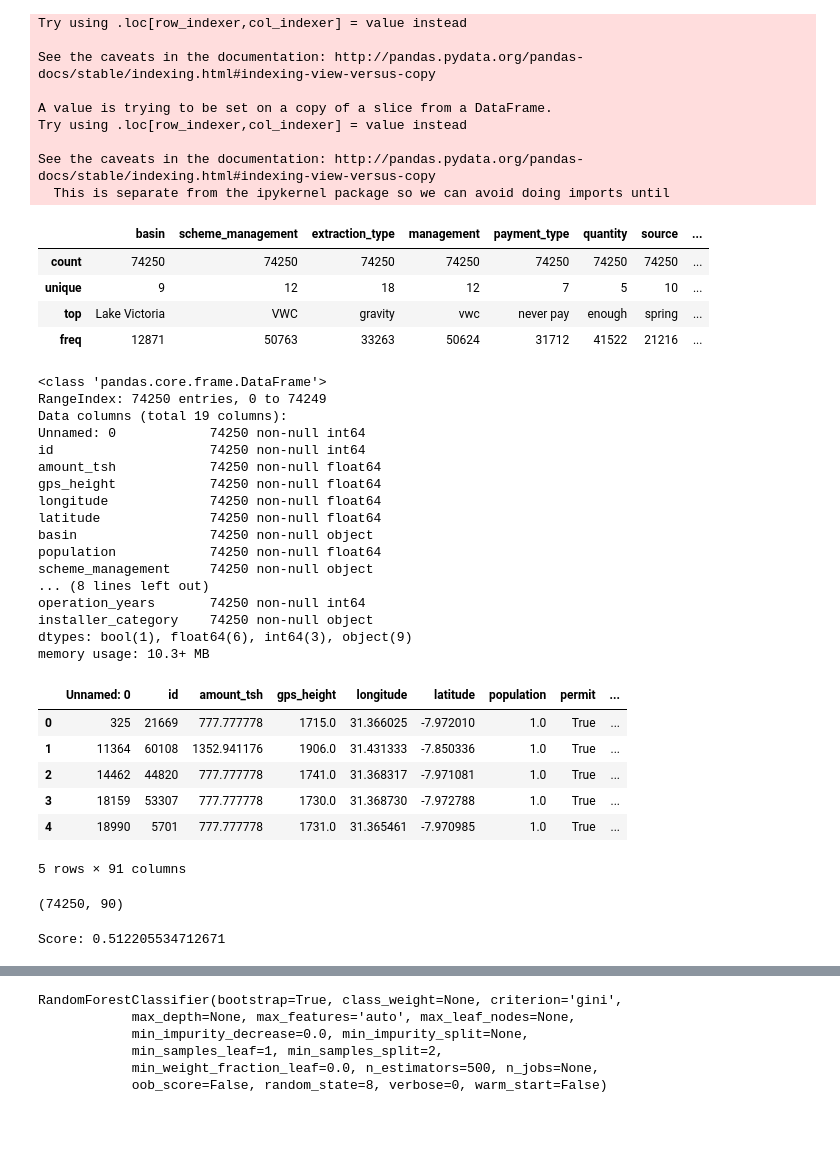
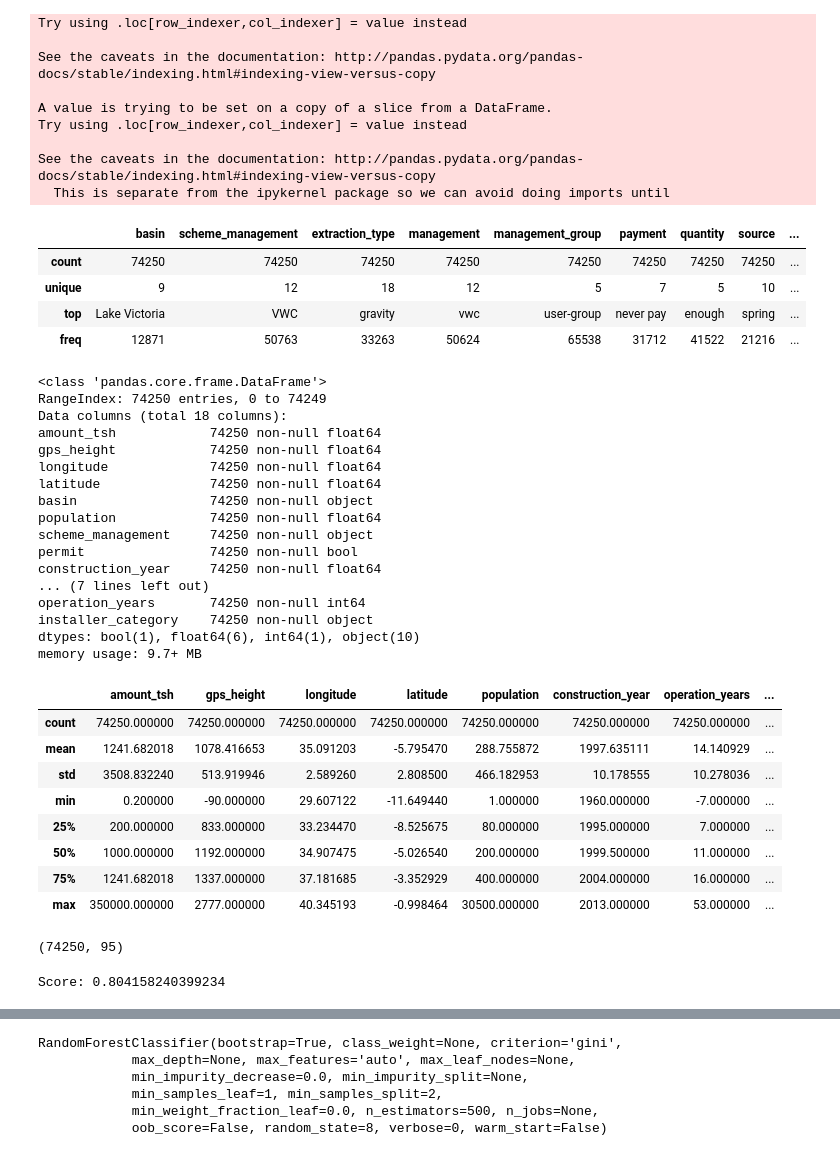
Before and after one commit to rebeccaarmbruster/pump-it-up, a Jupyter notebook: Random Forest.ipynb, the cells around one changed output, grey strips where cells are left out. Cells and saved outputs as stored; diff of their text form; code cells hidden in the pictures; blank space fills up the shorter version.

```diff
--- a/Random Forest.ipynb
+++ b/Random Forest.ipynb
@@ -1,10 +1,14 @@
 # %%
 import pandas as pd
 import numpy as np
+pd.set_option('display.max_columns', None)
 # %%
-train = pd.read_csv('./Data/train_cleaned.csv')
-test = pd.read_csv('./Data/test_cleaned.csv')
-target = pd.read_csv('./Data/training_set_labels.csv')
+train = pd.read_csv('train_cleaned.csv')
+test = pd.read_csv('test_cleaned.csv')
+target = pd.read_csv('training_set_labels.csv')
+
+train.drop('Unnamed: 0',inplace=True,axis=1)
+test.drop('Unnamed: 0',inplace=True,axis=1)
 
 #total = pd.concat([train,test])
 total = train.append(test, ignore_index = True)
@@ -18,6 +22,7 @@ train = train.drop(['id'], axis = 1) #Dropping the id from the train dataset as
 test_ids = test['id'] #Keeping the test ids in a separate file for final prediction
 test = test.drop(['id'], axis = 1) #Again dropping the ids from the test dataset as they are not going to help in final prediction
 target = target.drop(['id'], axis = 1) #Similarly dropping the ids from the train labels dataset
+total = total.drop(['id'], axis = 1)
 # %%
 target['status_group'].value_counts()
 # %% [output]
@@ -65,6 +71,6 @@ Index(['Unnamed: 0', 'id', 'amount_tsh', 'funder', 'gps_height', 'installer',
       dtype='object')
 # %%
-total = total.drop(['funder','scheme_name','subvillage','region','region_code','district_code','lga','ward',
+total = total.drop(['funder','payment_type','scheme_name','subvillage','region','region_code','district_code','lga','ward',
               'public_meeting','water_quality'], axis = 1)
 # %%
 total['population'] = total['population'].fillna(total['population'].median())
@@ -164,19 +170,17 @@ total = total.drop(['installer'], axis=1)
 # %%
 total.describe(include = ['O'])
 # %% [output]
-|  | basin | scheme_management | extraction_type | management | payment_type | quantity | source | ... |
-| count | 74250 | 74250 | 74250 | 74250 | 74250 | 74250 | 74250 | ... |
-| unique | 9 | 12 | 18 | 12 | 7 | 5 | 10 | ... |
-| top | Lake Victoria | VWC | gravity | vwc | never pay | enough | spring | ... |
-| freq | 12871 | 50763 | 33263 | 50624 | 31712 | 41522 | 21216 | ... |
+|  | basin | scheme_management | extraction_type | management | management_group | payment | quantity | source | ... |
+| count | 74250 | 74250 | 74250 | 74250 | 74250 | 74250 | 74250 | 74250 | ... |
+| unique | 9 | 12 | 18 | 12 | 5 | 7 | 5 | 10 | ... |
+| top | Lake Victoria | VWC | gravity | vwc | user-group | never pay | enough | spring | ... |
+| freq | 12871 | 50763 | 33263 | 50624 | 65538 | 31712 | 41522 | 21216 | ... |
 # %%
 total.info()
 # %% [output]
 <class 'pandas.core.frame.DataFrame'>
 RangeIndex: 74250 entries, 0 to 74249
-Data columns (total 19 columns):
-Unnamed: 0            74250 non-null int64
-id                    74250 non-null int64
+Data columns (total 18 columns):
 amount_tsh            74250 non-null float64
 gps_height            74250 non-null float64
 longitude             74250 non-null float64
@@ -184,28 +188,32 @@ latitude              74250 non-null float64
 basin                 74250 non-null object
 population            74250 non-null float64
 scheme_management     74250 non-null object
-... (8 lines left out)
+permit                74250 non-null bool
+construction_year     74250 non-null float64
+... (7 lines left out)
 operation_years       74250 non-null int64
 installer_category    74250 non-null object
-dtypes: bool(1), float64(6), int64(3), object(9)
-memory usage: 10.3+ MB
+dtypes: bool(1), float64(6), int64(1), object(10)
+memory usage: 9.7+ MB
 # %%
 total_dummies = pd.get_dummies(total)
 # %%
-total_dummies.head()
+total_dummies.describe()
 # %% [output]
-|  | Unnamed: 0 | id | amount_tsh | gps_height | longitude | latitude | population | permit | ... |
-| 0 | 325 | 21669 | 777.777778 | 1715.0 | 31.366025 | -7.972010 | 1.0 | True | ... |
-| 1 | 11364 | 60108 | 1352.941176 | 1906.0 | 31.431333 | -7.850336 | 1.0 | True | ... |
-| 2 | 14462 | 44820 | 777.777778 | 1741.0 | 31.368317 | -7.971081 | 1.0 | True | ... |
-| 3 | 18159 | 53307 | 777.777778 | 1730.0 | 31.368730 | -7.972788 | 1.0 | True | ... |
-| 4 | 18990 | 5701 | 777.777778 | 1731.0 | 31.365461 | -7.970985 | 1.0 | True | ... |
+|  | amount_tsh | gps_height | longitude | latitude | population | construction_year | operation_years | ... |
+| count | 74250.000000 | 74250.000000 | 74250.000000 | 74250.000000 | 74250.000000 | 74250.000000 | 74250.000000 | ... |
+| mean | 1241.682018 | 1078.416653 | 35.091203 | -5.795470 | 288.755872 | 1997.635111 | 14.140929 | ... |
+| std | 3508.832240 | 513.919946 | 2.589260 | 2.808500 | 466.182953 | 10.178555 | 10.278036 | ... |
+| min | 0.200000 | -90.000000 | 29.607122 | -11.649440 | 1.000000 | 1960.000000 | -7.000000 | ... |
+| 25% | 200.000000 | 833.000000 | 33.234470 | -8.525675 | 80.000000 | 1995.000000 | 7.000000 | ... |
+| 50% | 1000.000000 | 1192.000000 | 34.907475 | -5.026540 | 200.000000 | 1999.500000 | 11.000000 | ... |
+| 75% | 1241.682018 | 1337.000000 | 37.181685 | -3.352929 | 400.000000 | 2004.000000 | 16.000000 | ... |
+| max | 350000.000000 | 2777.000000 | 40.345193 | -0.998464 | 30500.000000 | 2013.000000 | 53.000000 | ... |
-5 rows × 91 columns
 # %%
 total_dummies = total_dummies.drop(['construction_year'], axis=1)
 total_dummies.shape
 # %% [output]
-(74250, 90)
+(74250, 95)
 # %%
 train = total_dummies.iloc[:59400,:]
 test = total_dummies.iloc[59400:,:]
@@ -219,4 +227,4 @@ classifier = RandomForestClassifier(n_estimators=500, random_state = 8)
 score = cross_val_score(classifier, train, np.ravel(target), scoring = 'accuracy',cv=5).mean()
 print("Score: {}".format(score))
 # %% [output]
-Score: 0.512205534712671
+Score: 0.804158240399234
```
Also changed, not shown: parts of 6 cells of this notebook.
